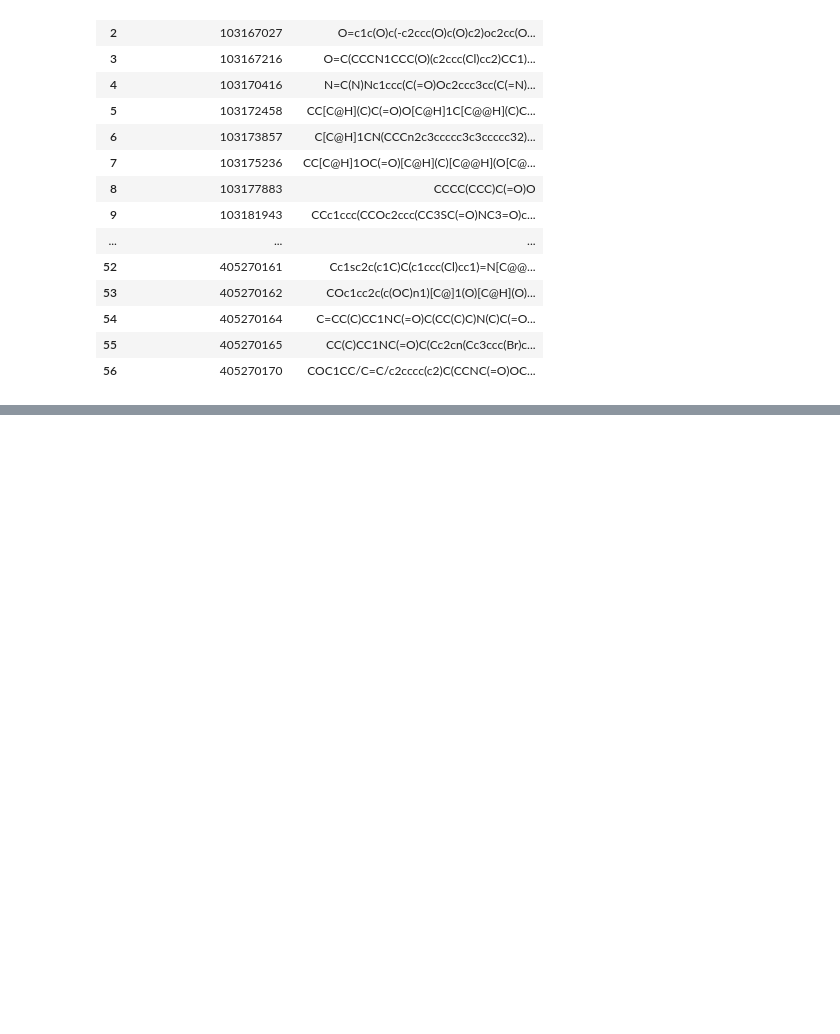
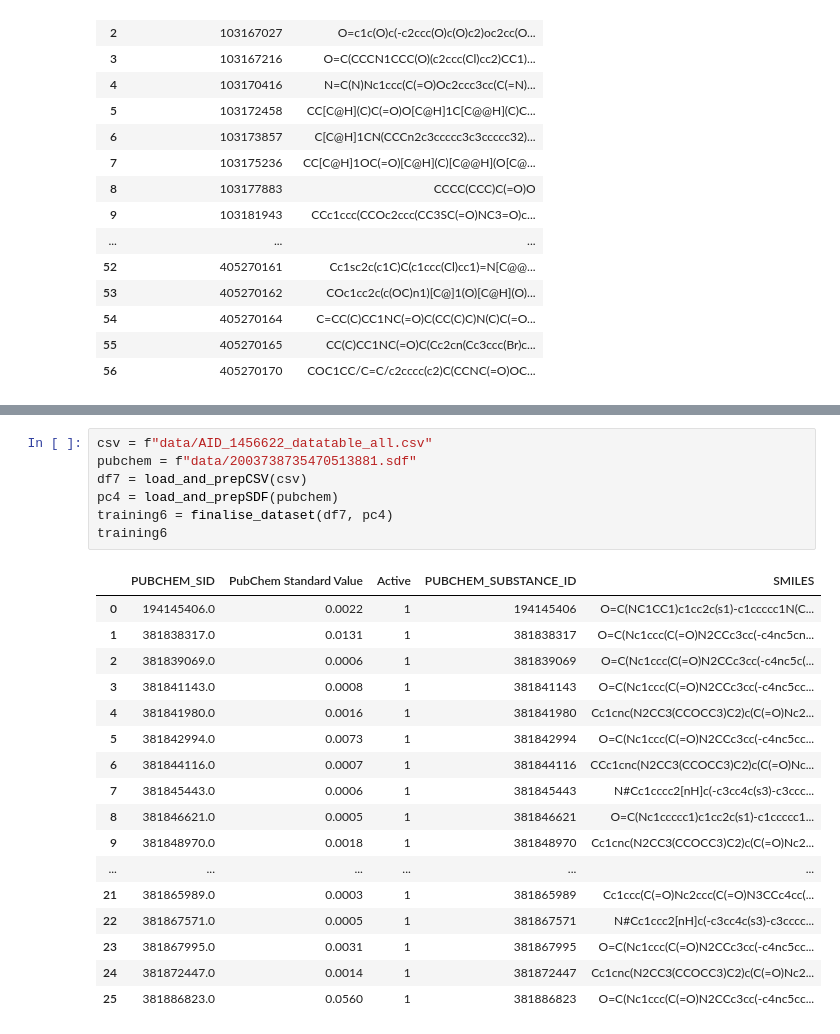
Before and after one commit to estherb-s/CovidGCN, a Jupyter notebook: CreateTrainingDataset.ipynb, the cells around one changed output, grey strips where cells are left out. Drawn from its saved outputs; the diff is of its cells as text; blank space fills up the shorter version.

```diff
--- a/CreateTrainingDataset.ipynb
+++ b/CreateTrainingDataset.ipynb
@@ -177,0 +327,25 @@ df2
+# %%
+csv = f"data/AID_1456622_datatable_all.csv"
+pubchem = f"data/2003738735470513881.sdf"
+df7 = load_and_prepCSV(csv)
+pc4 = load_and_prepSDF(pubchem)
+training6 = finalise_dataset(df7, pc4)
+training6
+# %% [output]
+|  | PUBCHEM_SID | PubChem Standard Value | Active | PUBCHEM_SUBSTANCE_ID | SMILES |
+| 0 | 194145406.0 | 0.0022 | 1 | 194145406 | O=C(NC1CC1)c1cc2c(s1)-c1ccccc1N(C... |
+| 1 | 381838317.0 | 0.0131 | 1 | 381838317 | O=C(Nc1ccc(C(=O)N2CCc3cc(-c4nc5cn... |
+| 2 | 381839069.0 | 0.0006 | 1 | 381839069 | O=C(Nc1ccc(C(=O)N2CCc3cc(-c4nc5c(... |
+| 3 | 381841143.0 | 0.0008 | 1 | 381841143 | O=C(Nc1ccc(C(=O)N2CCc3cc(-c4nc5cc... |
+| 4 | 381841980.0 | 0.0016 | 1 | 381841980 | Cc1cnc(N2CC3(CCOCC3)C2)c(C(=O)Nc2... |
+| 5 | 381842994.0 | 0.0073 | 1 | 381842994 | O=C(Nc1ccc(C(=O)N2CCc3cc(-c4nc5cc... |
+| 6 | 381844116.0 | 0.0007 | 1 | 381844116 | CCc1cnc(N2CC3(CCOCC3)C2)c(C(=O)Nc... |
+| 7 | 381845443.0 | 0.0006 | 1 | 381845443 | N#Cc1cccc2[nH]c(-c3cc4c(s3)-c3ccc... |
+| 8 | 381846621.0 | 0.0005 | 1 | 381846621 | O=C(Nc1ccccc1)c1cc2c(s1)-c1ccccc1... |
+| 9 | 381848970.0 | 0.0018 | 1 | 381848970 | Cc1cnc(N2CC3(CCOCC3)C2)c(C(=O)Nc2... |
+| ... | ... | ... | ... | ... | ... |
+| 21 | 381865989.0 | 0.0003 | 1 | 381865989 | Cc1ccc(C(=O)Nc2ccc(C(=O)N3CCc4cc(... |
+| 22 | 381867571.0 | 0.0005 | 1 | 381867571 | N#Cc1ccc2[nH]c(-c3cc4c(s3)-c3cccc... |
+| 23 | 381867995.0 | 0.0031 | 1 | 381867995 | O=C(Nc1ccc(C(=O)N2CCc3cc(-c4nc5cc... |
+| 24 | 381872447.0 | 0.0014 | 1 | 381872447 | Cc1cnc(N2CC3(CCOCC3)C2)c(C(=O)Nc2... |
+| 25 | 381886823.0 | 0.0560 | 1 | 381886823 | O=C(Nc1ccc(C(=O)N2CCc3cc(-c4nc5cc... |
```
Also changed, not shown: parts of 14 cells of this notebook, 2 other files.
